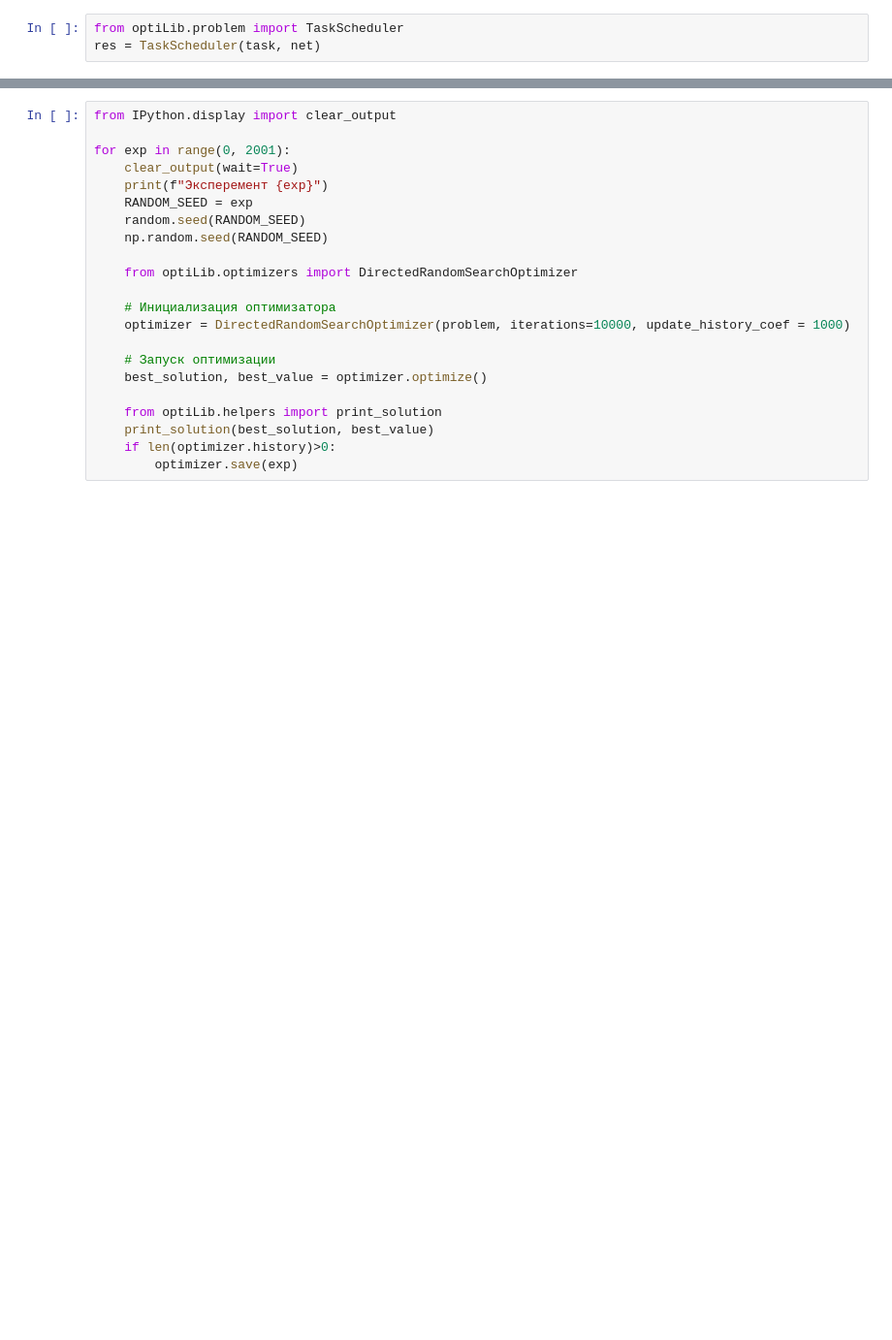
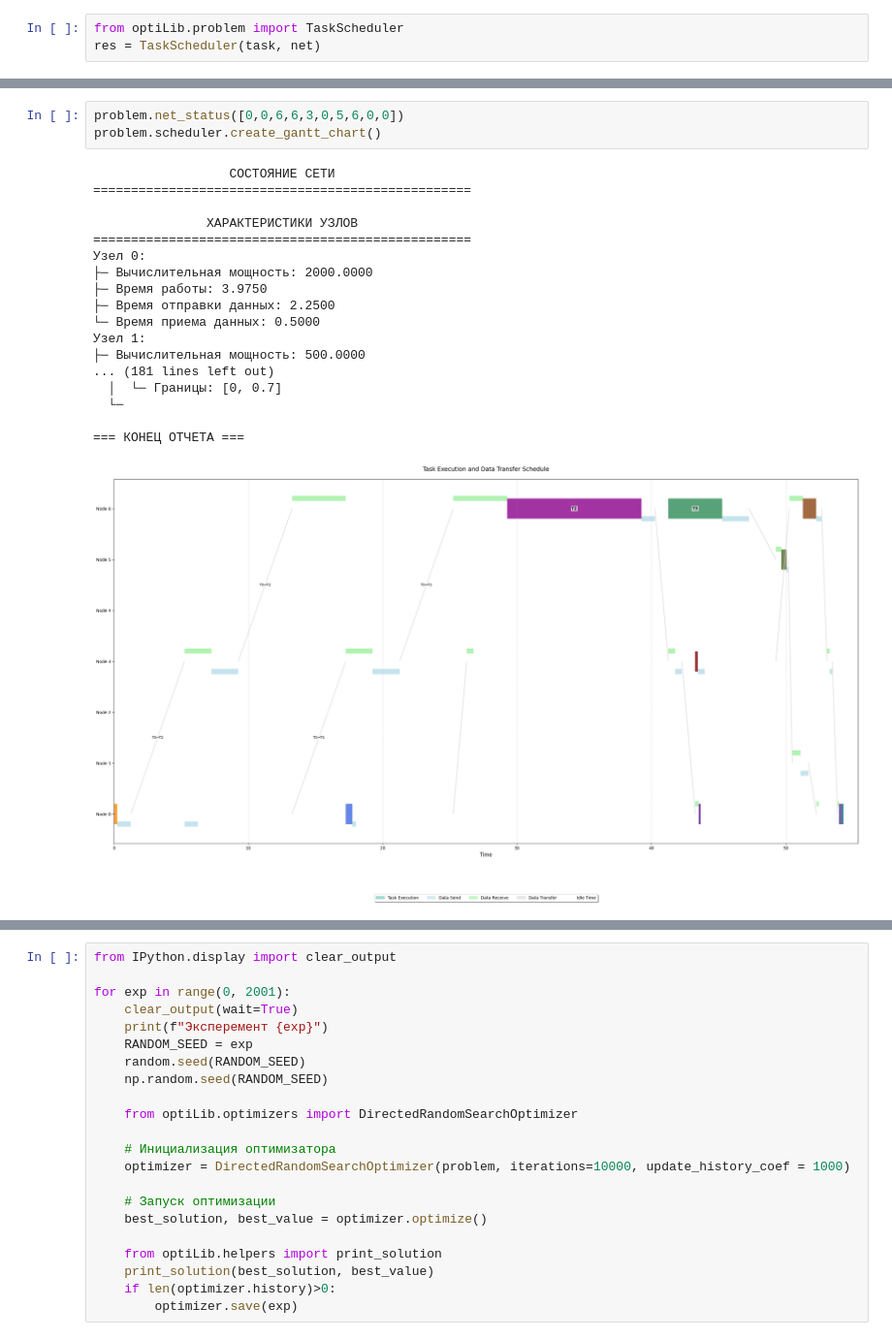
Before and after one commit to Me0n4ik/MATH, a Jupyter notebook: main.ipynb, the cells around one changed output, grey strips where cells are left out. Shown at 97% size. Cells and saved outputs as stored; diff of their text form; blank space fills up the shorter version.

```diff
--- a/main.ipynb
+++ b/main.ipynb
@@ -491 +629,23 @@ array([0, 2, 2, 3, 1, 2, 1, 2, 3, 2])
+# %%
+problem.net_status([0,0,6,6,3,0,5,6,0,0])
+problem.scheduler.create_gantt_chart()
+# %% [output]
+                  СОСТОЯНИЕ СЕТИ
+==================================================
+
+               ХАРАКТЕРИСТИКИ УЗЛОВ
+==================================================
+Узел 0:
+├─ Вычислительная мощность: 2000.0000
+├─ Время работы: 3.9750
+├─ Время отправки данных: 2.2500
+└─ Время приема данных: 0.5000
+Узел 1:
+├─ Вычислительная мощность: 500.0000
+... (181 lines left out)
+  │  └─ Границы: [0, 0.7]
+  └─
+
+=== КОНЕЦ ОТЧЕТА ===
+[figure, added]
 # %%
```
Also changed, not shown: parts of 11 cells of this notebook, 2 other files.
